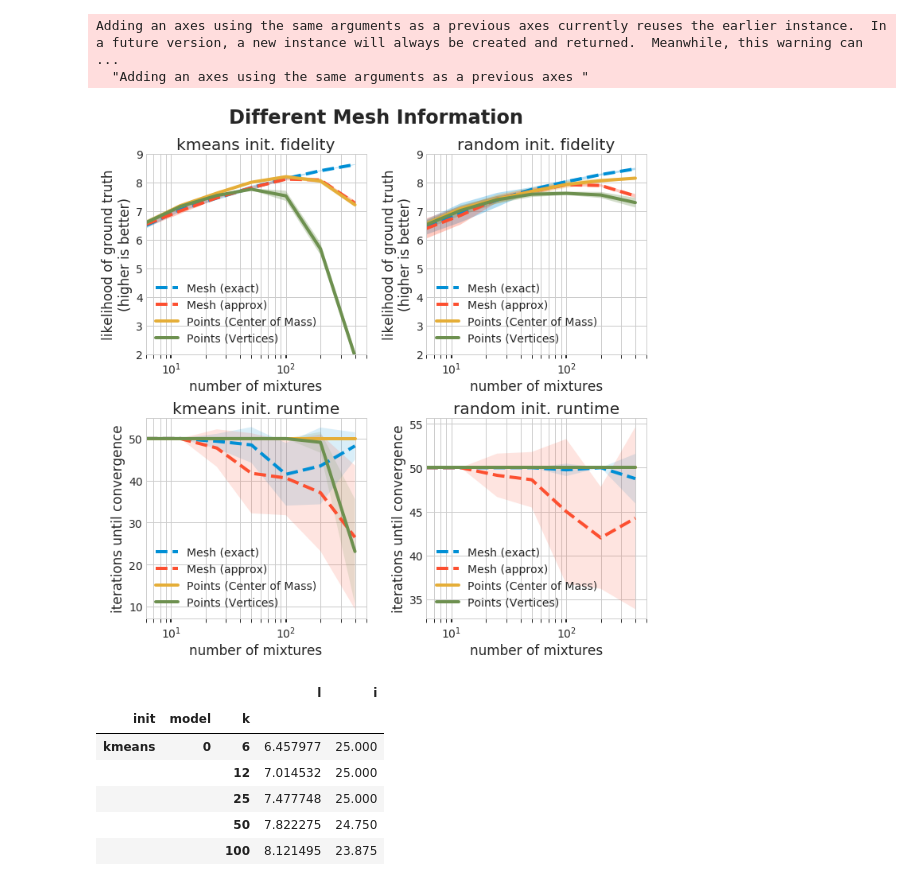
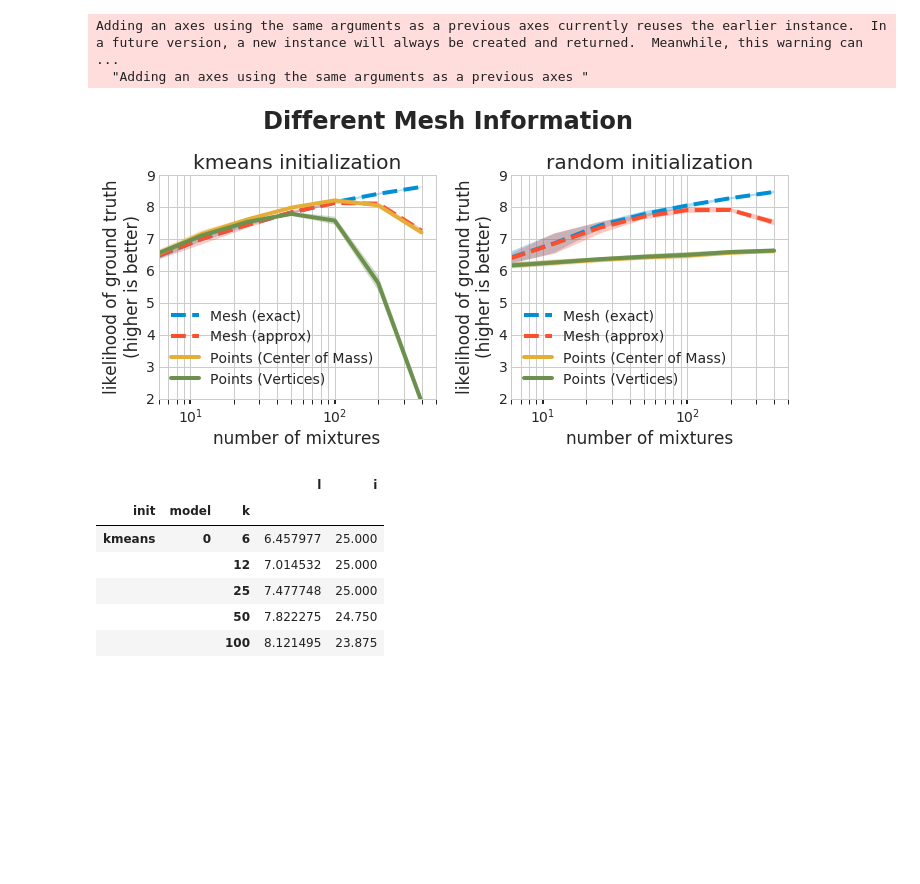
Before and after one commit to leonidk/direct_gmm, a Jupyter notebook: tri_verts_graph.ipynb, the cells around one changed output. Drawn from its saved outputs; the diff is of its cells as text; code cells hidden in the pictures; blank space fills up the shorter version.

```diff
--- a/tri_verts_graph.ipynb
+++ b/tri_verts_graph.ipynb
@@ -4,7 +4,7 @@ import matplotlib.pyplot as plt
 import pandas as pd
 import matplotlib.ticker
 # %%
-df = pd.read_csv("bunny_1k_com_verts_monday_50.log",names=['k','init','model','l','i'])
+df = pd.read_csv("bunny_1k_com_verts_monday_25.log",names=['k','init','model','l','i'])
 mdf = df.groupby(['init','model','k']).mean()
 sdf = df.groupby(['init','model','k']).std()
 from matplotlib import rc
@@ -13,7 +13,7 @@ plt.style.use('seaborn-whitegrid')
 #plt.rcParams["font.family"] = "sans-serif"
 rc('font',**{'family':'sans-serif','sans-serif':['cm']})
 
-pltstuff = 2
+pltstuff = 1
 if pltstuff == 2:
     subplot_order = [1,3,2,4]
 else:
@@ -42,6 +42,8 @@ for ii, init in enumerate(['kmeans','random']):
         plt.grid(True)
         plt.xlabel('number of mixtures')
         plt.title('{} init. fidelity'.format(init))
+        plt.title('{} initialization'.format(init))
+
         plt.ylabel('likelihood of ground truth\n(higher is better)')
         plt.ylim(2,9)
         ax.set_xscale("log", nonposx='clip')
@@ -54,34 +56,34 @@ for ii, init in enumerate(['kmeans','random']):
 
         if pltstuff == 2:
             ax = plt.subplot(pltstuff,2,subplot_order[pltstuff*ii+1])
             plt.plot(x,y,ls=ls,label=label)
             plt.fill_between(x, y-error, y+error,alpha=0.15)
 
             ax.set_xscale("log", nonposx='clip')
             plt.grid(True)
             plt.xlabel('number of mixtures')
             plt.title('{} init. runtime'.format(init))
             plt.ylabel('iterations until convergence')
             ax.tick_params(axis='x', which='minor', bottom=True,width=1,length=5)
             plt.grid(True,axis='x',which='minor')
             ax.tick_params(axis='x', which='major', bottom=True,width=2,length=5)
 
         #plt.subplot(2,2,3)
         #plt.subplot(2,2,4)
 for i in range(pltstuff*2):
     plt.subplot(pltstuff,2,1+i)
     plt.xlim(6,500)
     plt.legend()
 
 fig.tight_layout()
 fig.subplots_adjust(top=0.7+pltstuff*0.1)
 
 plt.suptitle('Different Mesh Information',size=24,weight='bold')
 plt.savefig('graph_triverts.pdf', facecolor=fig.get_facecolor(), edgecolor='none')
 # %% [output]
 Adding an axes using the same arguments as a previous axes currently reuses the earlier instance.  In a future version, a new instance will always be created and returned.  Meanwhile, this warning can ...
   "Adding an axes using the same arguments as a previous axes "
-[figure, old version]
+[figure, new version]
 # %%
 #mdf.loc[('kmeans',0),].values, np.array(mdf.loc[('kmeans',0),].index)
 # %%
```
Also changed, not shown: 4 other files.
